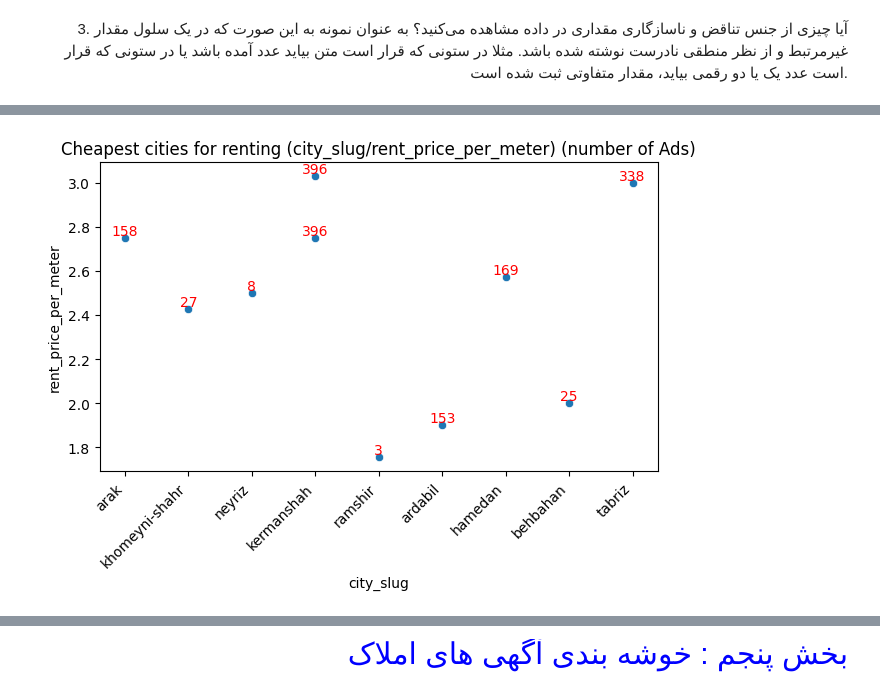
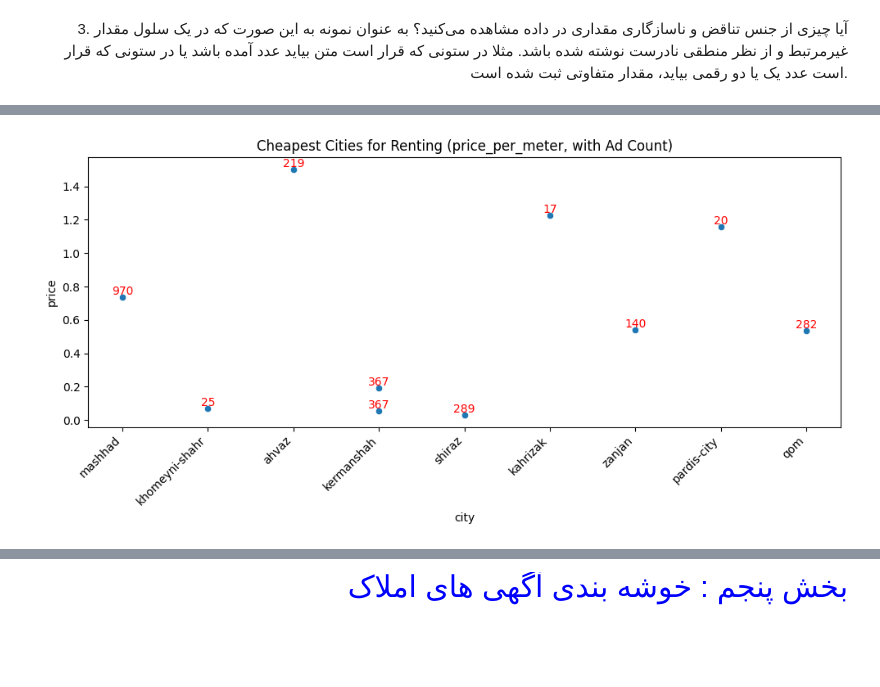
Before and after one commit to farnoushshahin/Minute, a Jupyter notebook: Divar (1).ipynb, the cells around one changed output, grey strips where cells are left out. Cells and saved outputs as stored; diff of their text form; code cells hidden in the pictures; blank space fills up the shorter version.

```diff
--- a/Divar (1).ipynb
+++ b/Divar (1).ipynb
@@ -97,0 +273,7 @@ number of duplicated rows:  0
+# %%
+#extract different types of columns
+numerical,categorical,boolean,text = detect_column_types(df)
+print('\n numerical cols:',numerical)
+print('\n categorical cols:',categorical)
+print('\n boolean cols:',boolean)
+print('\n text cols:',text)
@@ -170,3 +585,16 @@ there is strong positive correlation between has_sauna - has_jacuzzi: 0.966
 <p style="font-family:Nazanin; font-size:100%; text-align:right;" dir="rtl">
     3. نکات قابل توجهی را که از بررسی توزیع‌ها و نمودارهای پراکندگی و مقدار همبستگی دریافتید فهرست کنید.
 </p>
+# %%
+df_cor = df.copy()
+# Convert booleans-like strings to numeric 1/0
+bool_cols = [c for c in df_cor.columns if df_cor[c].dtype == 'object' and
+             set(df_cor[c].dropna().unique()).issubset({'TRUE', 'FALSE', 'True', 'False','true','false'})]
+
+for col in bool_cols:
+    df_cor[col] = df_cor[col].astype(str).str.upper().map({'TRUE': 1, 'FALSE': 0})
+
+# Convert categorical columns to category codes
+for col in categorical:
+    if df_cor[col].dtype == 'object':
+        df_cor[col] = df_cor[col].astype('category').cat.codes
@@ -427,38 +684,60 @@ data_big_Q3.to_csv('big_Q3.csv', index=False)
 # %%
-#cheap city for renting
+df_rent = df.copy()
 
-Q1_r = data2['rent_price_per_meter'].quantile(0.25)
-Q3_r = data2['rent_price_per_meter'].quantile(0.75)
-IQR_r = Q3_r - Q1_r
 
-# Define the lower and upper bounds for outliers
-lower_bound_r = Q1_r - 1.5 * IQR_r
-upper_bound_r = Q3_r + 1.5 * IQR_r
+df_rent= df_rent[df_rent['rent_price_per_meter'] > 0].copy()
 
-#consider non-outliers data
-df_rent = data2[(data2['rent_price_per_meter'] >= lower_bound_r) & (data2['rent_price_per_meter'] <= upper_bound_r)]
+Q1 = df_rent['rent_price_per_meter'].quantile(0.25)
+Q3 = df_rent['rent_price_per_meter'].quantile(0.75)
+IQR = Q3 - Q1
 
-df_rent = df_rent[data2['cat2_slug'].str.find('rent') != -1]
+lower_bound = Q1 - 1.5 * IQR
+upper_bound = Q3 + 1.5 * IQR
 
-city_cheap_rent = df_rent[df_rent['rent_price_per_meter'] < Q1_r][['city_slug','rent_price_per_meter']]
+# Keep non-outliers only based on the filtered data
+df_rent_no_outliers = df_rent[
+    (df_rent['rent_price_per_meter'] >= lower_bound) &
+    (df_rent['rent_price_per_meter'] <= upper_bound)
+].copy()
 
-city_cheap_rent.groupby('city_slug')['rent_price_per_meter'].mean().sort_values(ascending=False)
 
+city_cheap_rent = df_rent_no_outliers[df_rent_no_outliers['rent_price_per_meter'] < Q1][
+    ['city_slug', 'rent_price_per_meter']
+].copy()
+
+
+# count ads per city
 city_counts = city_cheap_rent['city_slug'].value_counts().reset_index(name='count')
 
+# merge counts back
 city_cheap_rent = city_cheap_rent.merge(city_counts, on='city_slug')
 
-#print(city_cheap_rent.head(10))
-#plt.figure(figsize = (10, 5))
+top10 = city_cheap_rent.head(10)
 
-sns.scatterplot(x = 'city_slug', y = 'rent_price_per_meter', data = city_cheap_rent.head(10))
-plt.title('Cheapest cities for renting (city_slug/rent_price_per_meter) (number of Ads)')
+plt.figure(figsize=(10,5))
+
+sns.scatterplot(
+        x='city_slug',
+        y='rent_price_per_meter',
+        data=top10
+    )
+
+plt.title('Cheapest Cities for Renting (price_per_meter, with Ad Count)')
+plt.ylabel('price')
+plt.xlabel('city')
 plt.xticks(rotation=45, ha='right')
 plt.tight_layout()
-for i,row in city_cheap_rent.head(10).iterrows():
-    plt.text(row['city_slug'], row['rent_price_per_meter'], str(row['count']), ha='center', va='bottom',color = 'red')
+
+    # annotate points with ad count
+for i, row in top10.iterrows():
+        plt.text(
+            row['city_slug'],
+            row['rent_price_per_meter'],
+            str(row['count']),
+            ha='center', va='bottom', color='red'
+        )
 
 plt.show()
 # %% [output]
-[figure, old version]
+[figure, new version]
 # %% [markdown]
```
Also changed, not shown: parts of 183 cells of this notebook, 3 other files.
